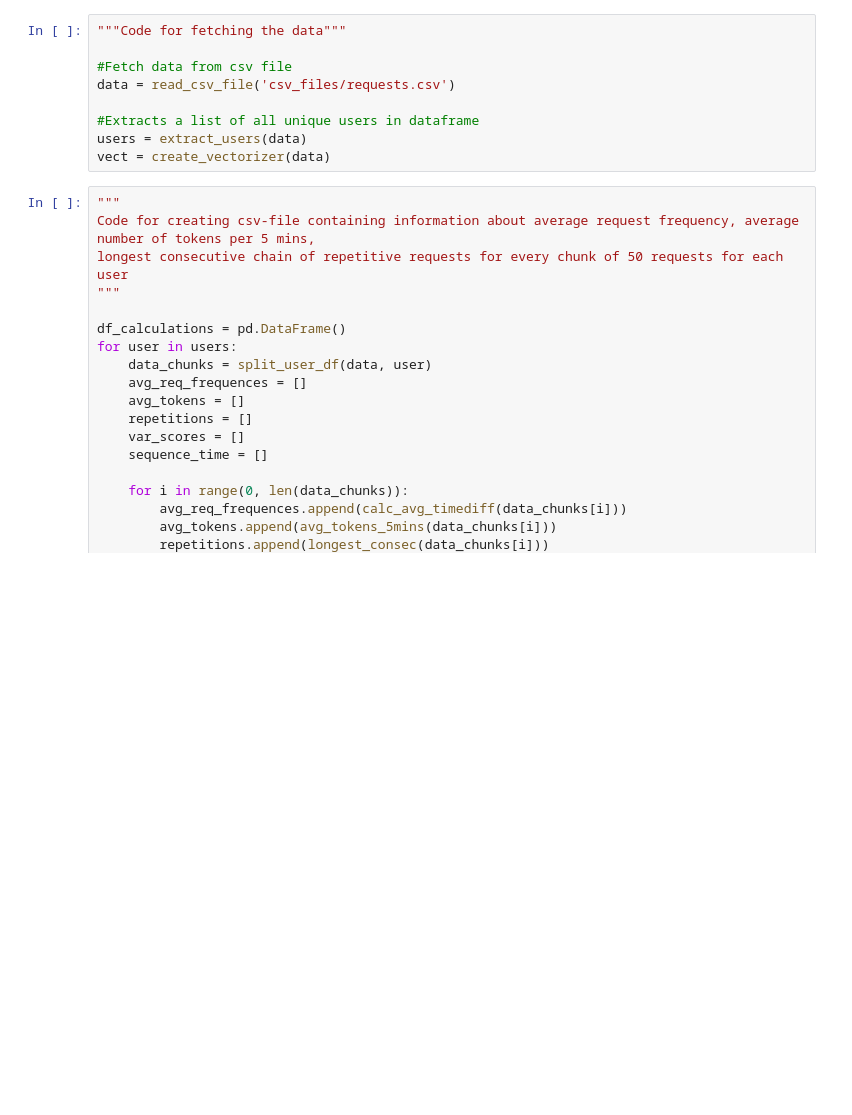
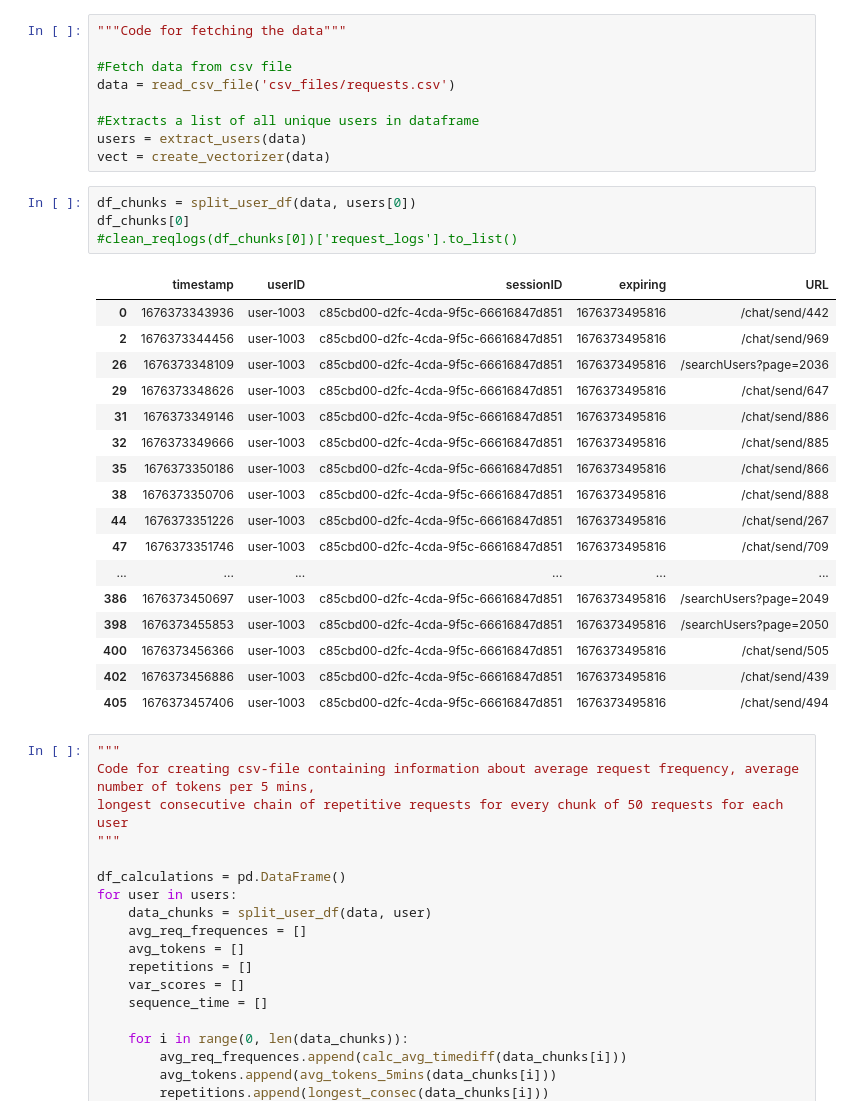
Before and after one commit to Request-analysis-ML/request-analyzer-model, a Jupyter notebook: main.ipynb, the cells around one changed output. Saved outputs shown, nothing was run; the diff lists cells and outputs as text; blank space fills up the shorter version.

```diff
--- a/main.ipynb
+++ b/main.ipynb
@@ -39,6 +39,28 @@ data = read_csv_file('csv_files/requests.csv')
 #Extracts a list of all unique users in dataframe
 users = extract_users(data)
 vect = create_vectorizer(data)
+# %%
+df_chunks = split_user_df(data, users[0])
+df_chunks[0]
+#clean_reqlogs(df_chunks[0])['request_logs'].to_list()
+# %% [output]
+|  | timestamp | userID | sessionID | expiring | URL |
+| 0 | 1676373343936 | user-1003 | c85cbd00-d2fc-4cda-9f5c-66616847d851 | 1676373495816 | /chat/send/442 |
+| 2 | 1676373344456 | user-1003 | c85cbd00-d2fc-4cda-9f5c-66616847d851 | 1676373495816 | /chat/send/969 |
+| 26 | 1676373348109 | user-1003 | c85cbd00-d2fc-4cda-9f5c-66616847d851 | 1676373495816 | /searchUsers?page=2036 |
+| 29 | 1676373348626 | user-1003 | c85cbd00-d2fc-4cda-9f5c-66616847d851 | 1676373495816 | /chat/send/647 |
+| 31 | 1676373349146 | user-1003 | c85cbd00-d2fc-4cda-9f5c-66616847d851 | 1676373495816 | /chat/send/886 |
+| 32 | 1676373349666 | user-1003 | c85cbd00-d2fc-4cda-9f5c-66616847d851 | 1676373495816 | /chat/send/885 |
+| 35 | 1676373350186 | user-1003 | c85cbd00-d2fc-4cda-9f5c-66616847d851 | 1676373495816 | /chat/send/866 |
+| 38 | 1676373350706 | user-1003 | c85cbd00-d2fc-4cda-9f5c-66616847d851 | 1676373495816 | /chat/send/888 |
+| 44 | 1676373351226 | user-1003 | c85cbd00-d2fc-4cda-9f5c-66616847d851 | 1676373495816 | /chat/send/267 |
+| 47 | 1676373351746 | user-1003 | c85cbd00-d2fc-4cda-9f5c-66616847d851 | 1676373495816 | /chat/send/709 |
+| ... | ... | ... | ... | ... | ... |
+| 386 | 1676373450697 | user-1003 | c85cbd00-d2fc-4cda-9f5c-66616847d851 | 1676373495816 | /searchUsers?page=2049 |
+| 398 | 1676373455853 | user-1003 | c85cbd00-d2fc-4cda-9f5c-66616847d851 | 1676373495816 | /searchUsers?page=2050 |
+| 400 | 1676373456366 | user-1003 | c85cbd00-d2fc-4cda-9f5c-66616847d851 | 1676373495816 | /chat/send/505 |
+| 402 | 1676373456886 | user-1003 | c85cbd00-d2fc-4cda-9f5c-66616847d851 | 1676373495816 | /chat/send/439 |
+| 405 | 1676373457406 | user-1003 | c85cbd00-d2fc-4cda-9f5c-66616847d851 | 1676373495816 | /chat/send/494 |
 # %%
 """
 Code for creating csv-file containing information about average request frequency, average number of tokens per 5 mins,
```
Also changed, not shown: parts of 3 cells of this notebook, 6 other files.
